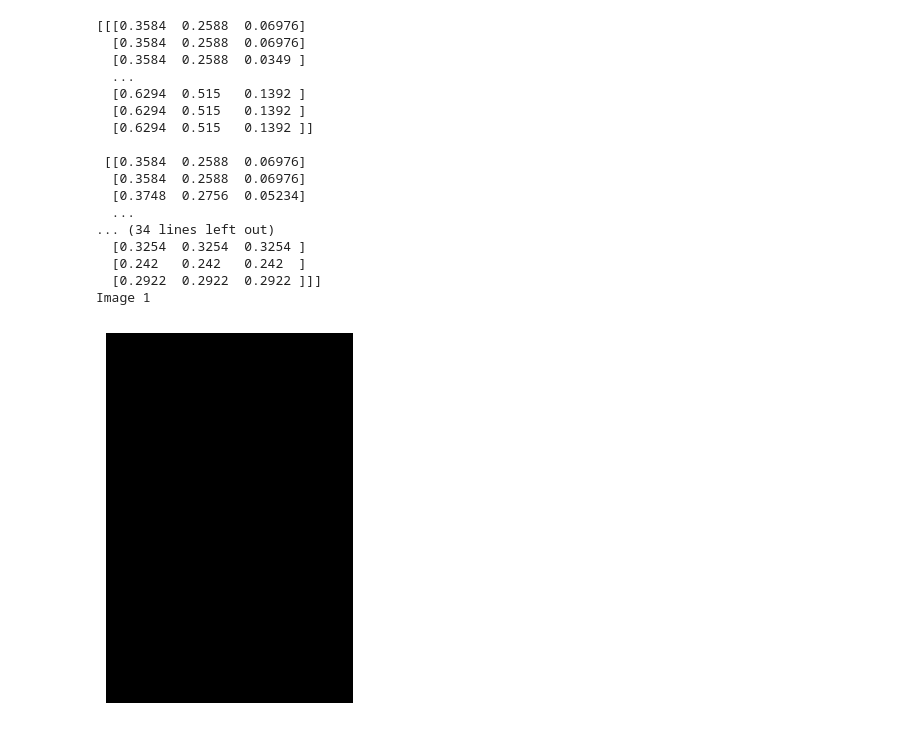
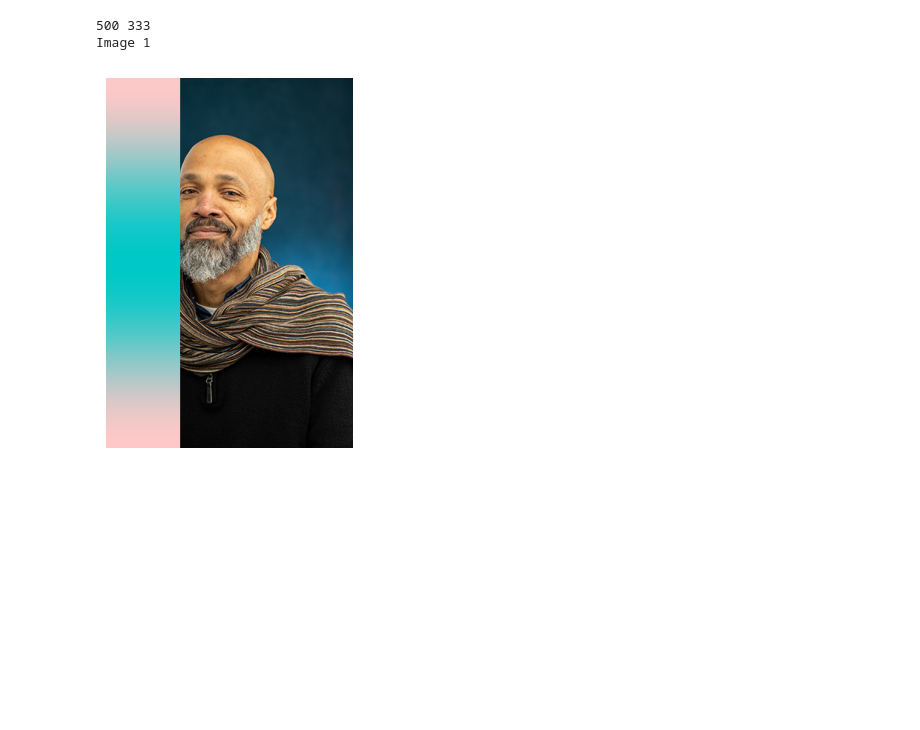
Before and after one commit to cormac-black/chekhovs-biscuit, a Jupyter notebook: cv2_tester.ipynb, the cells around one changed output. Cells and saved outputs as stored; diff of their text form; code cells hidden in the pictures; blank space fills up the shorter version.

```diff
--- a/cv2_tester.ipynb
+++ b/cv2_tester.ipynb
@@ -3,56 +3,46 @@
 # %%
 import cv2
 import numpy as np
 import matplotlib.pyplot as plt
 import matplotlib.image as mping
 
 img_path = '/content/Images from Colab/headshot.jpg'
 
 image = cv2.imread(img_path, cv2.IMREAD_UNCHANGED)
+image = cv2.cvtColor(image, cv2.COLOR_BGR2RGB)
+
 image_h, image_w = image.shape[:2]
 print(image_h, image_w)
 
 
 radians_sine = np.linspace(np.pi/2,2*np.pi+np.pi/2, image_h)
+sine_wave = np.sin(radians_sine)
+normalized_sin = ((sine_wave + 1)/2)* 255
+
 radians_cos = np.linspace(np.pi/2,2*np.pi+np.pi/2, image_w)
+cos_wave = np.cos(radians_cos)
+normalized_cos = ((cos_wave + 1)/2)* 255
+
 slope_tan = np.linspace(-2,2,image_h)
-
-sine_wave = np.sin(radians_sine)
-cos_wave = np.cos(radians_cos)
 tanh_gradient = np.tanh(slope_tan)
-
+normalized_tanh = ((tanh_gradient + 1)/2)* 255
 
 
 
 for i in range(image_h):
   for j in range(image_w):
 
-
-
-image[:, :, 0] = 0
-image[:, :, 1] = 0
-image[:, :, 2] = 0
+    image[i, :100, 0] = normalized_sin[i]
+    image[:, :100, 1] = 200
+    # image[:, j, 1] = normalized_cos[j]
+    image[:, :100, 2] = 200
+    # image[i, :, 2] = normalized_tanh[i]
 
 plt.imshow(image)
 plt.axis('off')
 print('Image 1\n')
 plt.show()
 # %% [output]
-[[[0.3584  0.2588  0.06976]
-  [0.3584  0.2588  0.06976]
-  [0.3584  0.2588  0.0349 ]
-  ...
-  [0.6294  0.515   0.1392 ]
-  [0.6294  0.515   0.1392 ]
-  [0.6294  0.515   0.1392 ]]
-
- [[0.3584  0.2588  0.06976]
-  [0.3584  0.2588  0.06976]
-  [0.3748  0.2756  0.05234]
-  ...
-... (34 lines left out)
-  [0.3254  0.3254  0.3254 ]
-  [0.242   0.242   0.242  ]
-  [0.2922  0.2922  0.2922 ]]]
+500 333
 Image 1
-[figure, old version]
+[figure, new version]
```
